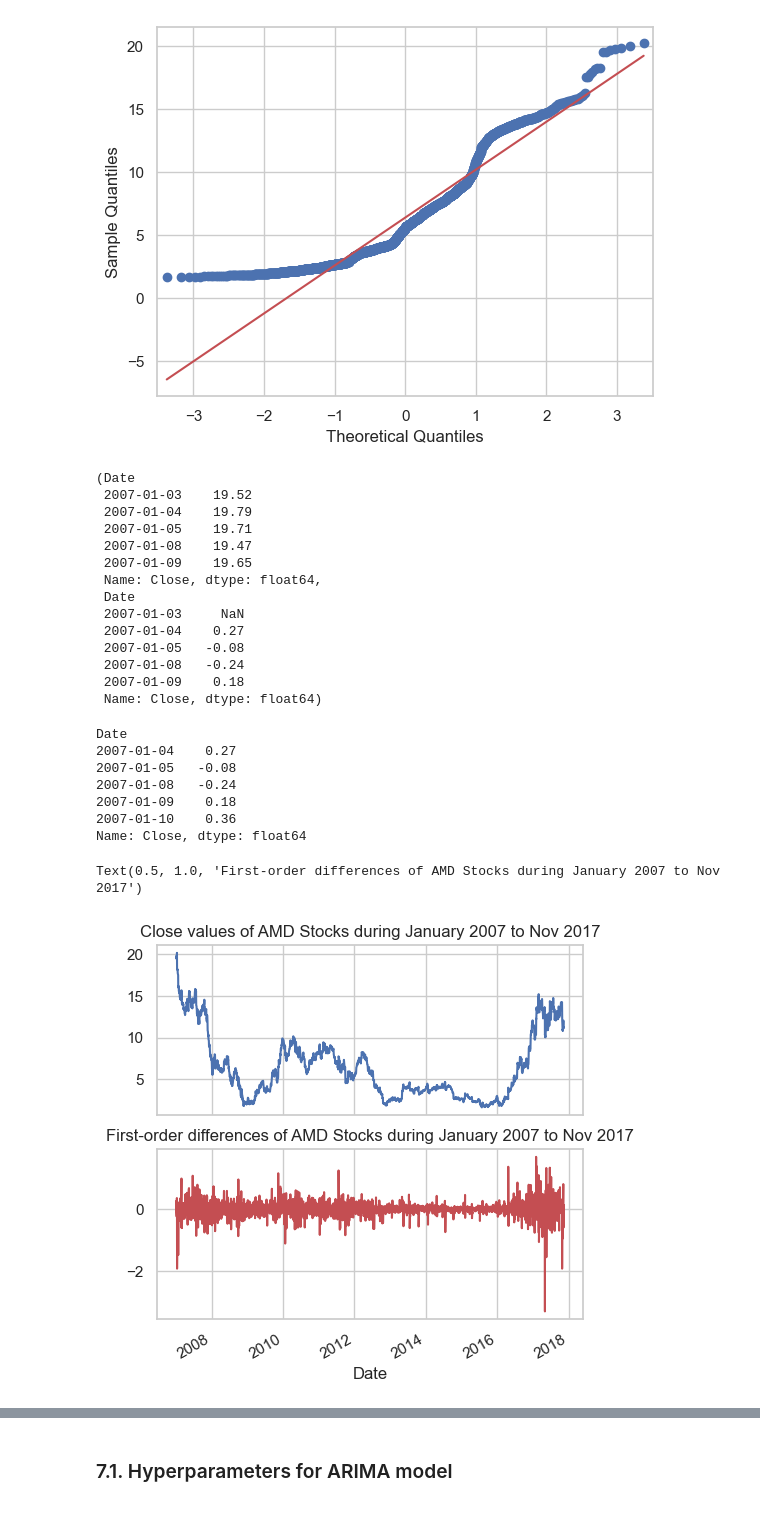
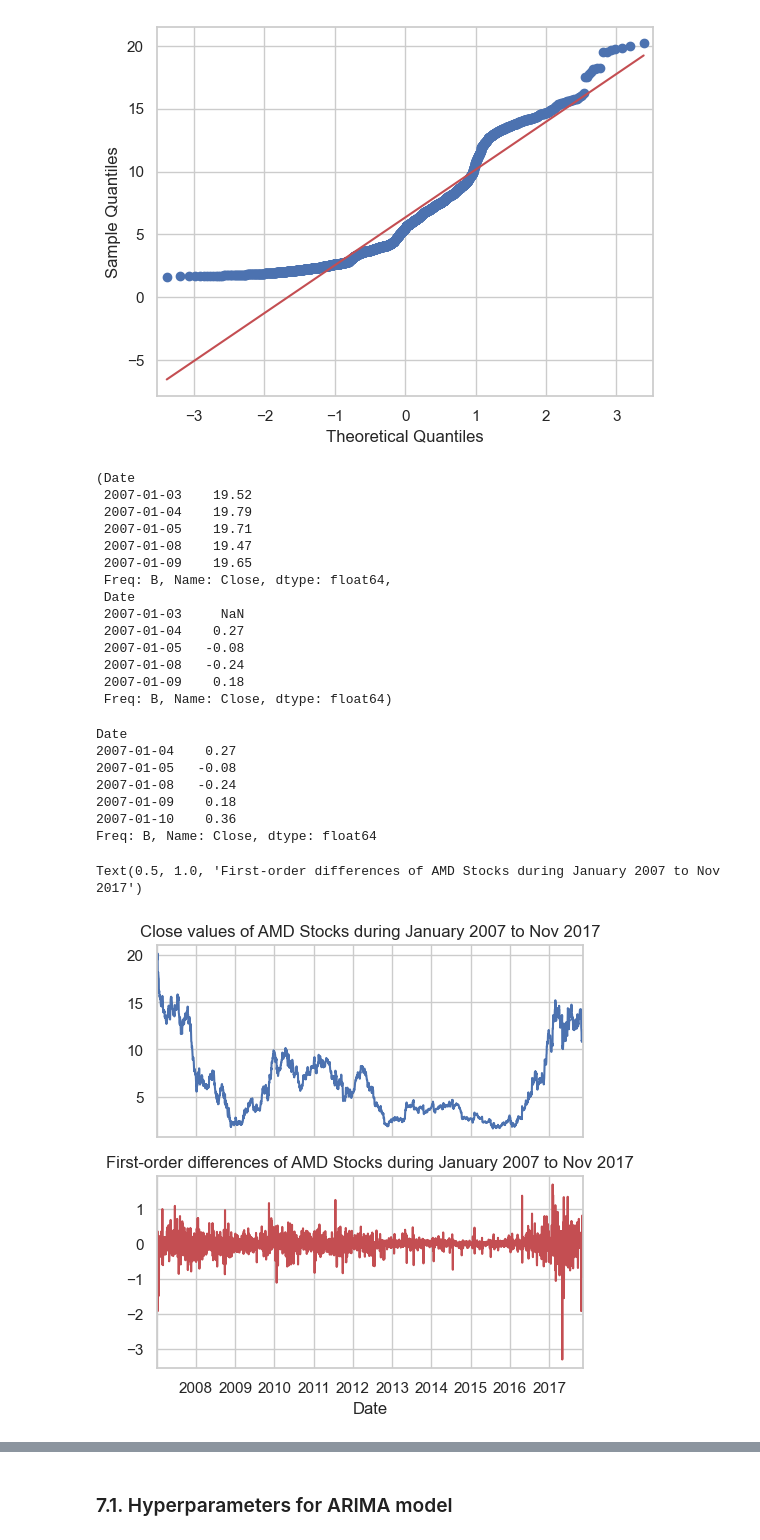
Before and after one commit to FJGM2023015/ML_Stocks_Project, a Jupyter notebook: ML_Stocks_Project.ipynb, the cells around one changed output, grey strips where cells are left out. Saved outputs shown, nothing was run; the diff lists cells and outputs as text; code cells hidden in the pictures.

```diff
--- a/ML_Stocks_Project.ipynb
+++ b/ML_Stocks_Project.ipynb
@@ -320,0 +300,8 @@ plt.show()
+# %%
+# Convert the 'Date' column to datetime
+amd_data['Date'] = pd.to_datetime(amd_data['Date'], format='%d/%m/%Y')
+
+# Filter the data between 2007 and 2017
+df_AMD_stocks_10y = amd_data[(amd_data['Date'].dt.year >= 2007) & (amd_data['Date'].dt.year <= 2017)]
+
+df_AMD_stocks_10y.head(-5)
@@ -446,24 +447,21 @@ from matplotlib import pyplot
 from statsmodels.tsa.seasonal import seasonal_decompose
 import pandas as pd
 
-# Load the DataFrame
-df_AMD_stocks = pd.read_csv('df_AMD_stocks.csv')
-
 # Convert 'Date' column to date format and set it as index
-df_AMD_stocks['Date'] = pd.to_datetime(df_AMD_stocks['Date'])
-df_AMD_stocks.set_index('Date', inplace=True)
+df_AMD_stocks_10y['Date'] = pd.to_datetime(df_AMD_stocks_10y['Date'])
+df_AMD_stocks_10y.set_index('Date', inplace=True)
 
 # Sort the DataFrame by date index
-df_AMD_stocks.sort_index(inplace=True)
+df_AMD_stocks_10y.sort_index(inplace=True)
 
 # Frequency of the observations freg = 'B' business days
-df_AMD_stocks = df_AMD_stocks.asfreq('B')
+df_AMD_stocks_10y = df_AMD_stocks_10y.asfreq('B')
 
 # interpolate() means replacement of values if some data is missed
-df_AMD_stocks.interpolate(method='time', inplace=True)
+df_AMD_stocks_10y.interpolate(method='time', inplace=True)
 
 # decompose the data using seasonal_decompose() function in the column 'Close'
-result = seasonal_decompose(df_AMD_stocks['Close'], model='additive')
+result = seasonal_decompose(df_AMD_stocks_10y['Close'], model='additive')
 
 result.plot()
 pyplot.show()
@@ -578,14 +577,12 @@ from sklearn.linear_model import LinearRegression
 from matplotlib import pyplot
 import numpy as np
 
-df_AMD_stocks = pd.read_csv('df_AMD_stocks.csv', index_col=0, parse_dates=True)
-
 # Ensure that the DataFrame is sorted by date
-df_AMD_stocks.sort_index(inplace=True)
+df_AMD_stocks_10y.sort_index(inplace=True)
 
 # fit linear model
-X = np.array(range(len(df_AMD_stocks))).reshape(-1, 1)
-y = df_AMD_stocks['Close'].values
+X = np.array(range(len(df_AMD_stocks_10y))).reshape(-1, 1)
+y = df_AMD_stocks_10y['Close'].values
 model = LinearRegression()
 model.fit(X, y)
 
@@ -593,8 +590,8 @@ model.fit(X, y)
 trend = model.predict(X)
 
 # plot trend
-pyplot.plot(df_AMD_stocks.index, y, label='Original')
-pyplot.plot(df_AMD_stocks.index, trend, label='Trend', linestyle='--')
+pyplot.plot(df_AMD_stocks_10y.index, y, label='Original')
+pyplot.plot(df_AMD_stocks_10y.index, trend, label='Trend', linestyle='--')
 pyplot.legend()
 pyplot.show()
 
@@ -602,7 +599,7 @@ pyplot.show()
 detrended = y - trend
 
 # plot detrend
-pyplot.plot(df_AMD_stocks.index, detrended)
+pyplot.plot(df_AMD_stocks_10y.index, detrended)
 pyplot.title('Detrended Time Series')
 pyplot.show()
 # %% [output]
@@ -677,10 +676,10 @@ model = ARIMA(df_AMD_stocks['Close'], order = (1, 1, 0))# p, d, q
 results_AR = model.fit()
 # %%
 # Store one difference value of the 'Close' column / In here we change the data for stationary
-first_order_diff = df_AMD_stocks['Close'].diff(1)
+first_order_diff = df_AMD_stocks_10y['Close'].diff(1)
 
 # Display the first five records
-df_AMD_stocks['Close'].head(), first_order_diff.head()
+df_AMD_stocks_10y['Close'].head(), first_order_diff.head()
 # %% [output]
 (Date
  2007-01-03    19.52
@@ -688,17 +687,17 @@ df_AMD_stocks['Close'].head(), first_order_diff.head()
  2007-01-05    19.71
  2007-01-08    19.47
  2007-01-09    19.65
- Name: Close, dtype: float64,
+ Freq: B, Name: Close, dtype: float64,
  Date
  2007-01-03     NaN
  2007-01-04    0.27
  2007-01-05   -0.08
  2007-01-08   -0.24
  2007-01-09    0.18
- Name: Close, dtype: float64)
+ Freq: B, Name: Close, dtype: float64)
 # %%
 # Drop the first row of 'Close' column because It has 'NaN' value
-first_order_diff = df_AMD_stocks['Close'].diff(1).dropna()
+first_order_diff = df_AMD_stocks_10y['Close'].diff(1).dropna()
 
 # Display the first five records
 first_order_diff.head()
@@ -709,18 +708,18 @@ Date
 2007-01-08   -0.24
 2007-01-09    0.18
 2007-01-10    0.36
-Name: Close, dtype: float64
+Freq: B, Name: Close, dtype: float64
 # %%
 # Declare the fig abd ax as two arguments
 fig, ax = plt.subplots(2, sharex = True)
 fig.set_size_inches(5.5, 5.5)
-df_AMD_stocks['Close'].plot(ax = ax[0], color = 'b')
+df_AMD_stocks_10y['Close'].plot(ax = ax[0], color = 'b')
 ax[0].set_title('Close values of AMD Stocks during January 2007 to Nov 2017')
 first_order_diff.plot(ax = ax[1], color = 'r')
 ax[1].set_title('First-order differences of AMD Stocks during January 2007 to Nov 2017')
 # %% [output]
 Text(0.5, 1.0, 'First-order differences of AMD Stocks during January 2007 to Nov 2017')
-[figure, old version]
+[figure, new version]
 # %%
 # calculate stationarity test of time series data through differentiation
 
```
Also changed, not shown: parts of 36 cells of this notebook.
